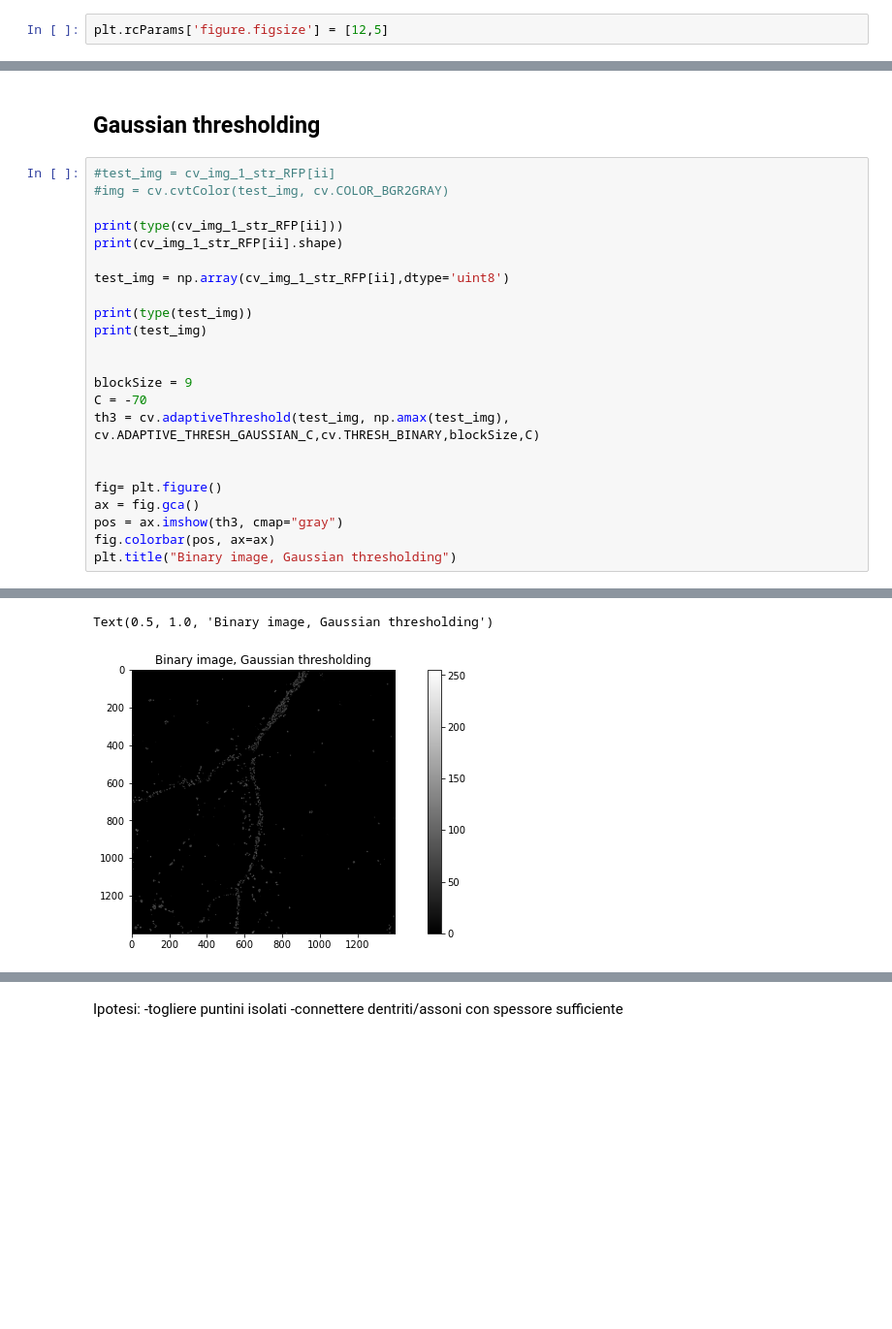
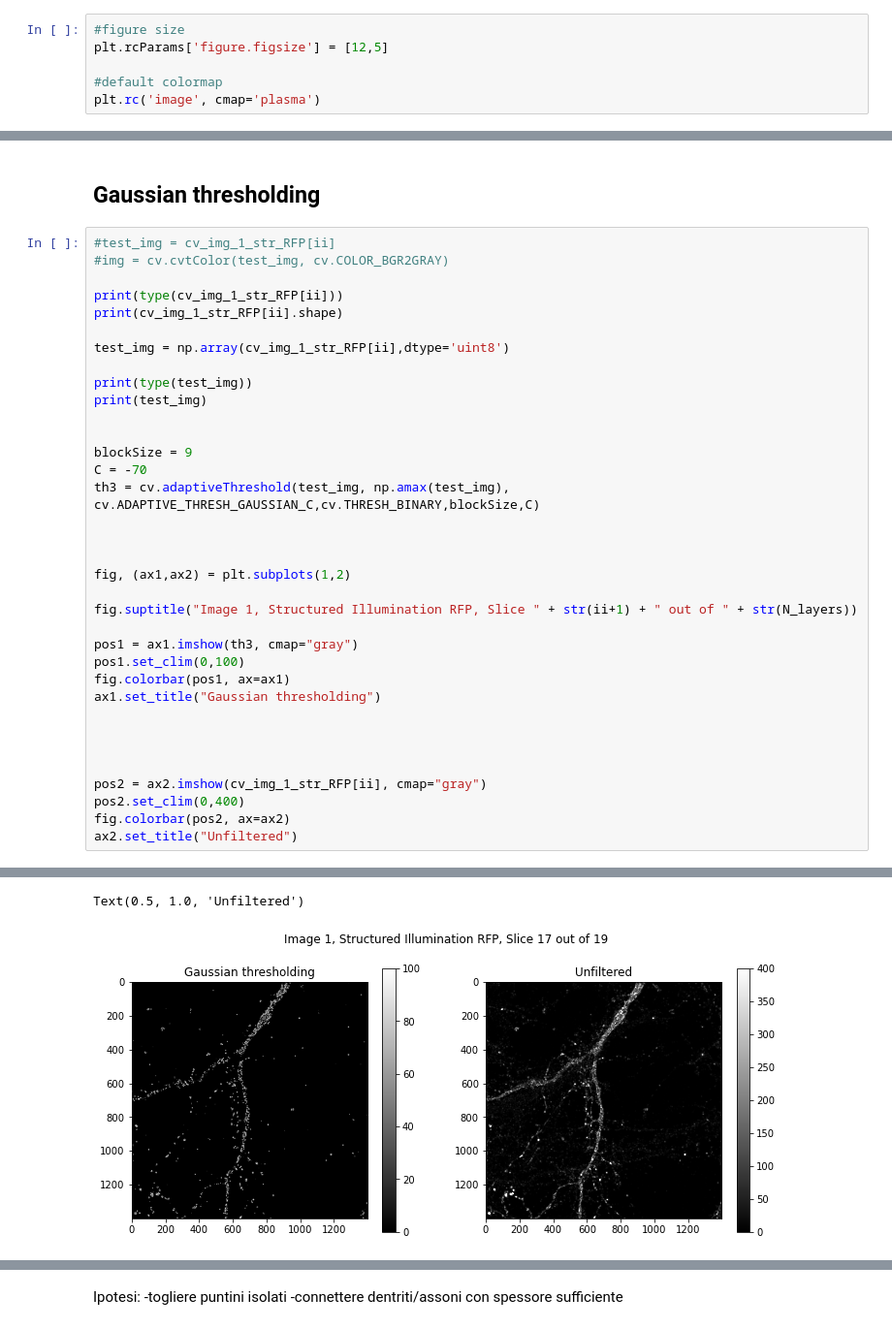
Before and after one commit to leonardocattarin/NeuronConnectivity, a Jupyter notebook: Microscopy_analysis.ipynb, the cells around one changed output, grey strips where cells are left out. Shown at 97% size. Cells and saved outputs as stored; diff of their text form; blank space fills up the shorter version.

```diff
--- a/Microscopy_analysis.ipynb
+++ b/Microscopy_analysis.ipynb
@@ -4,6 +5,10 @@ import cv2 as cv
 from matplotlib import pyplot as plt
 # %%
+#figure size
 plt.rcParams['figure.figsize'] = [12,5]
+
+#default colormap
+plt.rc('image', cmap='plasma')
 # %% [markdown]
 # Import
 # %%
@@ -55,36 +45,48 @@ ii = 16
 # %%
 #test_img = cv_img_1_str_RFP[ii]
 #img = cv.cvtColor(test_img, cv.COLOR_BGR2GRAY)
 
 print(type(cv_img_1_str_RFP[ii]))
 print(cv_img_1_str_RFP[ii].shape)
 
 test_img = np.array(cv_img_1_str_RFP[ii],dtype='uint8')
 
 print(type(test_img))
 print(test_img)
 
 
 blockSize = 9
 C = -70
 th3 = cv.adaptiveThreshold(test_img, np.amax(test_img), cv.ADAPTIVE_THRESH_GAUSSIAN_C,cv.THRESH_BINARY,blockSize,C)
 
 
-fig= plt.figure()
-ax = fig.gca()
-pos = ax.imshow(th3, cmap="gray")
-fig.colorbar(pos, ax=ax)
-plt.title("Binary image, Gaussian thresholding")
+
+fig, (ax1,ax2) = plt.subplots(1,2)
+
+fig.suptitle("Image 1, Structured Illumination RFP, Slice " + str(ii+1) + " out of " + str(N_layers))
+
+pos1 = ax1.imshow(th3, cmap="gray")
+pos1.set_clim(0,100)
+fig.colorbar(pos1, ax=ax1)
+ax1.set_title("Gaussian thresholding")
+
+
+
+
+pos2 = ax2.imshow(cv_img_1_str_RFP[ii], cmap="gray")
+pos2.set_clim(0,400)
+fig.colorbar(pos2, ax=ax2)
+ax2.set_title("Unfiltered")
 # %% [output]
 <class 'numpy.ndarray'>
 (1400, 1400)
 <class 'numpy.ndarray'>
 [[ 4  6  3 ...  0  0  0]
  [ 8  6  4 ...  3  3  1]
  [ 4  2  2 ...  1  5  4]
  ...
  [ 1  0  0 ... 65 61 53]
  [ 0  0  2 ... 89 81 63]
  [ 3  2  0 ... 76 58 41]]
-Text(0.5, 1.0, 'Binary image, Gaussian thresholding')
+Text(0.5, 1.0, 'Unfiltered')
-[figure, old version]
+[figure, new version]
```
Also changed, not shown: parts of 41 cells of this notebook, 2 other files.
